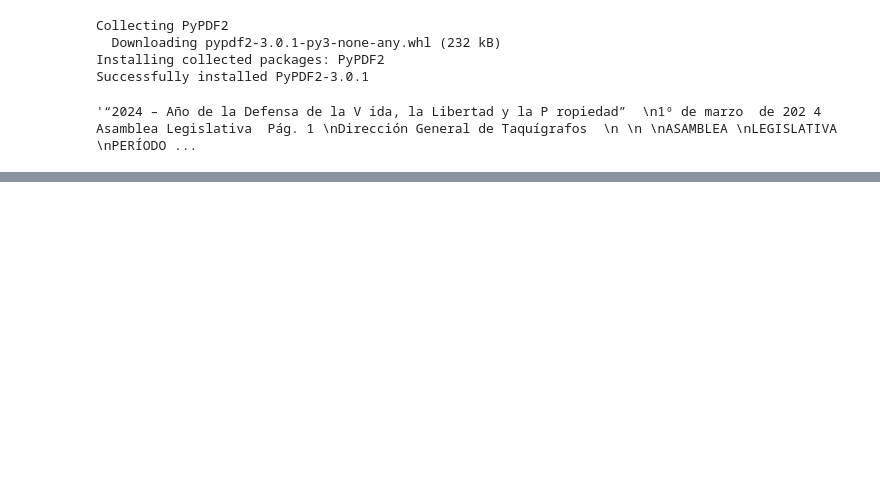
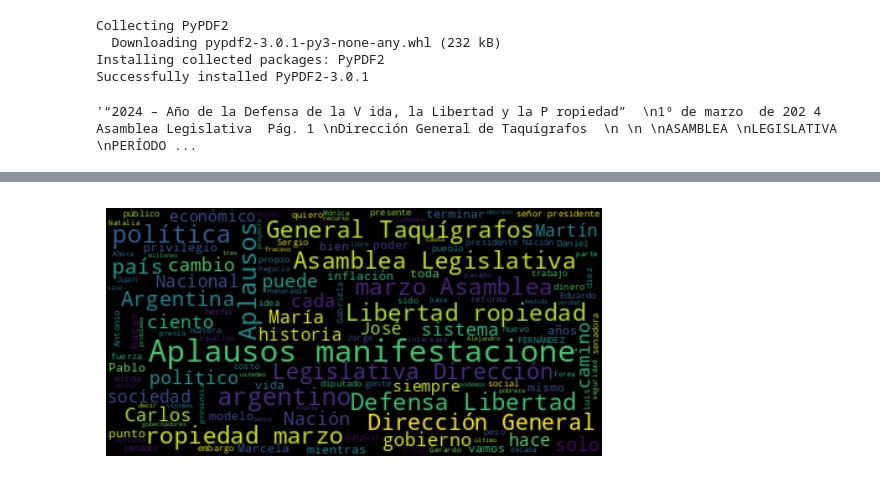
Before and after one commit to LCaravaggio/EscueladeInnovacion, a Jupyter notebook: OCR_y_Análisis_en_Python.ipynb, the cells around one changed output, grey strips where cells are left out. Cells and saved outputs as stored; diff of their text form; code cells hidden in the pictures; blank space fills up the shorter version.

```diff
--- a/OCR_y_Análisis_en_Python.ipynb
+++ b/OCR_y_Análisis_en_Python.ipynb
@@ -39,0 +39,18 @@ raw
+# %%
+import matplotlib.pyplot as plt
+import re
+from nltk.corpus import stopwords
+from wordcloud import WordCloud
+
+nltk.download("stopwords")
+
+stopwords = set(stopwords.words('spanish'))
+
+shortword = re.compile(r'\W*\b\w{1,3}\b')
+text=shortword.sub('', raw)
+
+wordcloud = WordCloud(stopwords=stopwords).generate(text)
+plt.imshow(wordcloud, interpolation='bilinear')
+plt.axis("off")
+plt.show()
+# %% [output]
@@ -39,0 +59 @@ raw
+[figure, added]
```
Also changed, not shown: parts of 8 cells of this notebook.
